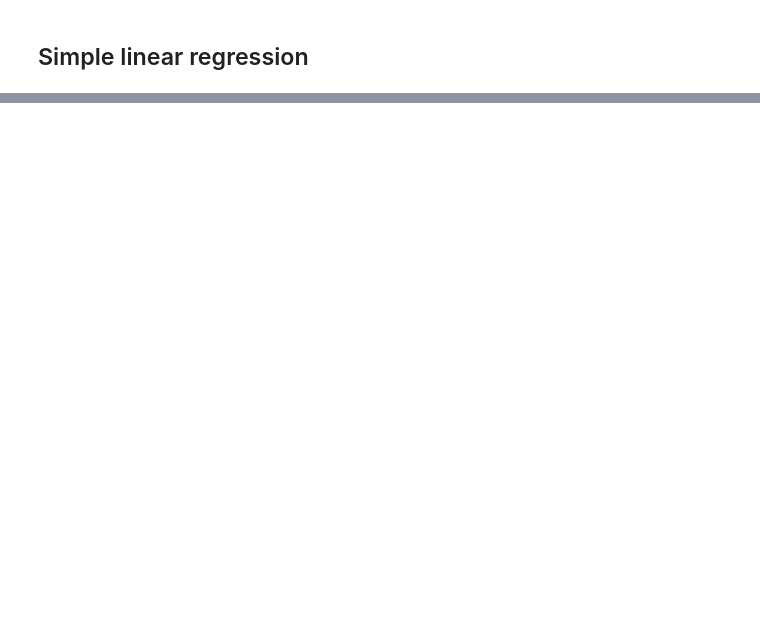
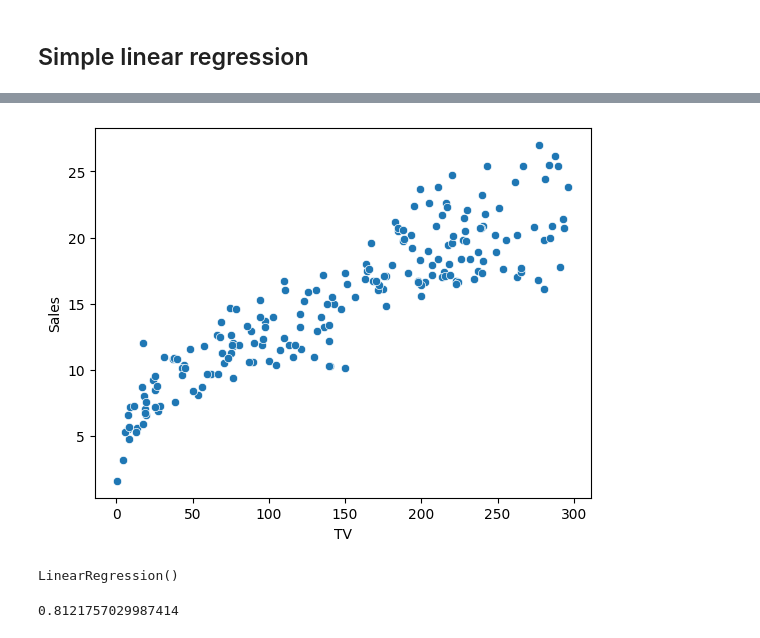
Before and after one commit to blogbydev/aiml, a Jupyter notebook: machine-learning-2/advanced-regression/in-learning-module/Advanced-Regression/notes.ipynb, the cells around one changed output, grey strips where cells are left out. Cells and saved outputs as stored; diff of their text form; code cells hidden in the pictures; blank space fills up the shorter version.

```diff
--- a/machine-learning-2/advanced-regression/in-learning-module/Advanced-Regression/notes.ipynb
+++ b/machine-learning-2/advanced-regression/in-learning-module/Advanced-Regression/notes.ipynb
@@ -17,0 +17,3 @@ ModuleNotFoundError: No module named 'numpy'
+# %%
+inp0 = pd.read_csv('advertising.csv')
+inp0.head()
@@ -17,0 +27,5 @@ ModuleNotFoundError: No module named 'numpy'
+# %%
+sns.scatterplot(data=inp0, x='TV', y='Sales')
+plt.show()
+# %% [output]
+[figure, added]
@@ -17,0 +35,6 @@ ModuleNotFoundError: No module named 'numpy'
+# %%
+# building the regression model
+reg = LinearRegression()
+reg.fit(X, y)
+# %% [output]
+LinearRegression()
@@ -17,0 +43,4 @@ ModuleNotFoundError: No module named 'numpy'
+# %%
+r2_score(y_true=y, y_pred=y_pred)
+# %% [output]
+0.8121757029987414
```
Also changed, not shown: parts of 10 cells of this notebook, 2 other files.
